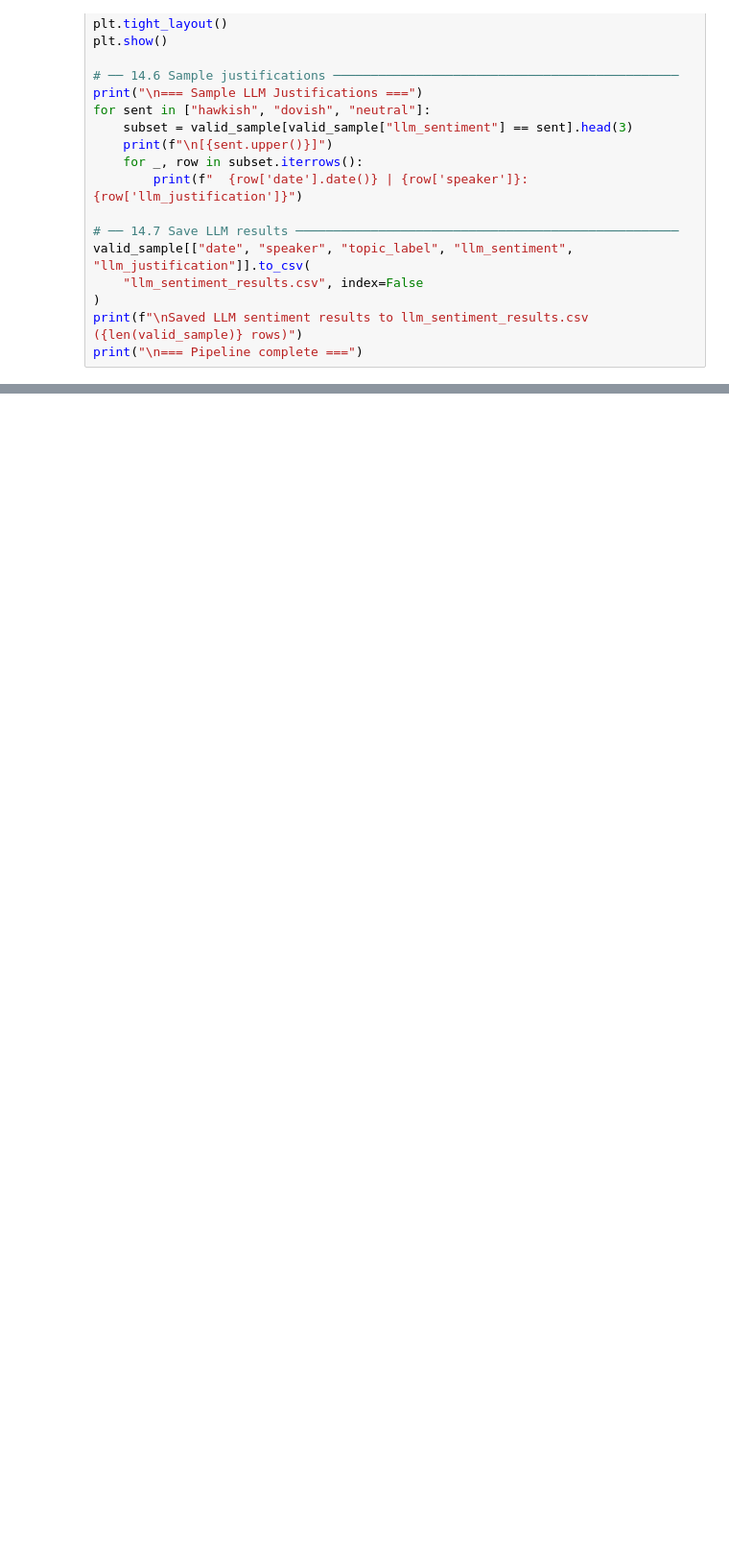
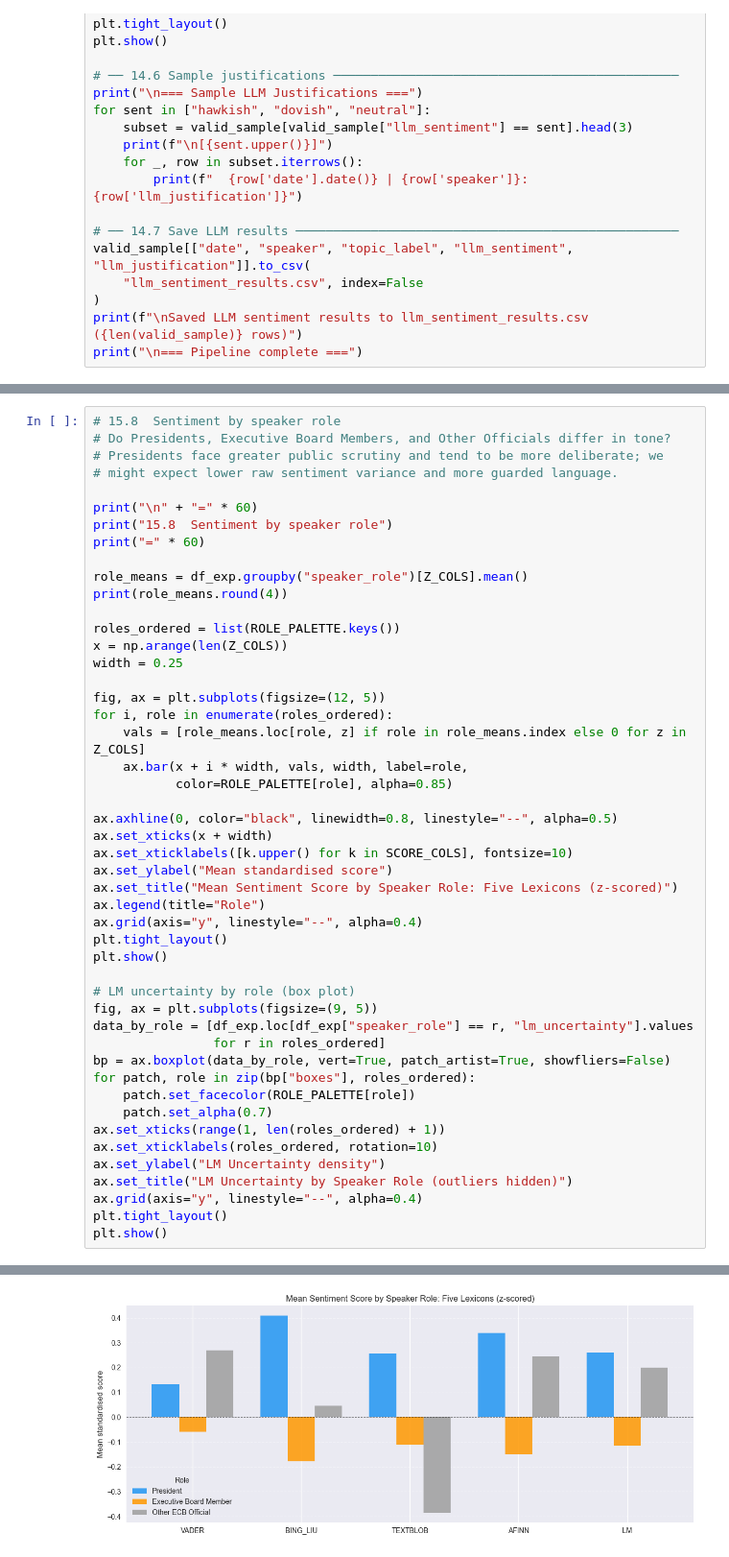
Before and after one commit to maximiliansteinecon/NLP_ECB_SPEECHES, a Jupyter notebook: ecb_speeches_full_project.ipynb, the cells around one changed output, grey strips where cells are left out. Shown at 96% size. Saved outputs shown, nothing was run; the diff lists cells and outputs as text; blank space fills up the shorter version.

```diff
--- a/ecb_speeches_full_project.ipynb
+++ b/ecb_speeches_full_project.ipynb
@@ -1616,0 +1918,49 @@ print("\n=== Pipeline complete ===")
+# %%
+# 15.8  Sentiment by speaker role
+# Do Presidents, Executive Board Members, and Other Officials differ in tone?
+# Presidents face greater public scrutiny and tend to be more deliberate; we
+# might expect lower raw sentiment variance and more guarded language.
+
+print("\n" + "=" * 60)
+print("15.8  Sentiment by speaker role")
+print("=" * 60)
+
+role_means = df_exp.groupby("speaker_role")[Z_COLS].mean()
+print(role_means.round(4))
+
+roles_ordered = list(ROLE_PALETTE.keys())
+x = np.arange(len(Z_COLS))
+width = 0.25
+
+fig, ax = plt.subplots(figsize=(12, 5))
+for i, role in enumerate(roles_ordered):
+    vals = [role_means.loc[role, z] if role in role_means.index else 0 for z in Z_COLS]
+    ax.bar(x + i * width, vals, width, label=role,
+           color=ROLE_PALETTE[role], alpha=0.85)
+
+ax.axhline(0, color="black", linewidth=0.8, linestyle="--", alpha=0.5)
+ax.set_xticks(x + width)
+ax.set_xticklabels([k.upper() for k in SCORE_COLS], fontsize=10)
+ax.set_ylabel("Mean standardised score")
+ax.set_title("Mean Sentiment Score by Speaker Role: Five Lexicons (z-scored)")
+ax.legend(title="Role")
+ax.grid(axis="y", linestyle="--", alpha=0.4)
+plt.tight_layout()
+plt.show()
+
+# LM uncertainty by role (box plot)
+fig, ax = plt.subplots(figsize=(9, 5))
+data_by_role = [df_exp.loc[df_exp["speaker_role"] == r, "lm_uncertainty"].values
+                for r in roles_ordered]
+bp = ax.boxplot(data_by_role, vert=True, patch_artist=True, showfliers=False)
+for patch, role in zip(bp["boxes"], roles_ordered):
+    patch.set_facecolor(ROLE_PALETTE[role])
+    patch.set_alpha(0.7)
+ax.set_xticks(range(1, len(roles_ordered) + 1))
+ax.set_xticklabels(roles_ordered, rotation=10)
+ax.set_ylabel("LM Uncertainty density")
+ax.set_title("LM Uncertainty by Speaker Role (outliers hidden)")
+ax.grid(axis="y", linestyle="--", alpha=0.4)
+plt.tight_layout()
+plt.show()
+# %% [output]
@@ -1616,0 +1975 @@ print("\n=== Pipeline complete ===")
+[figure, added]
```
Also changed, not shown: parts of 18 cells of this notebook.
